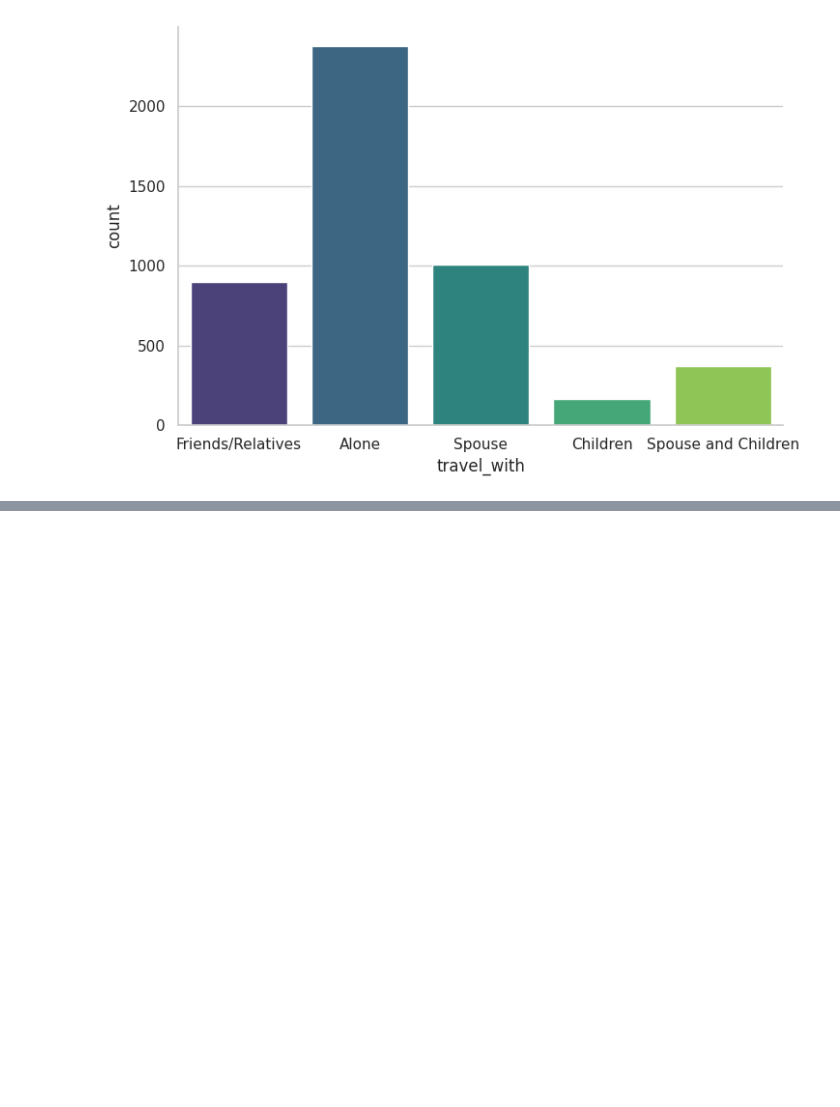
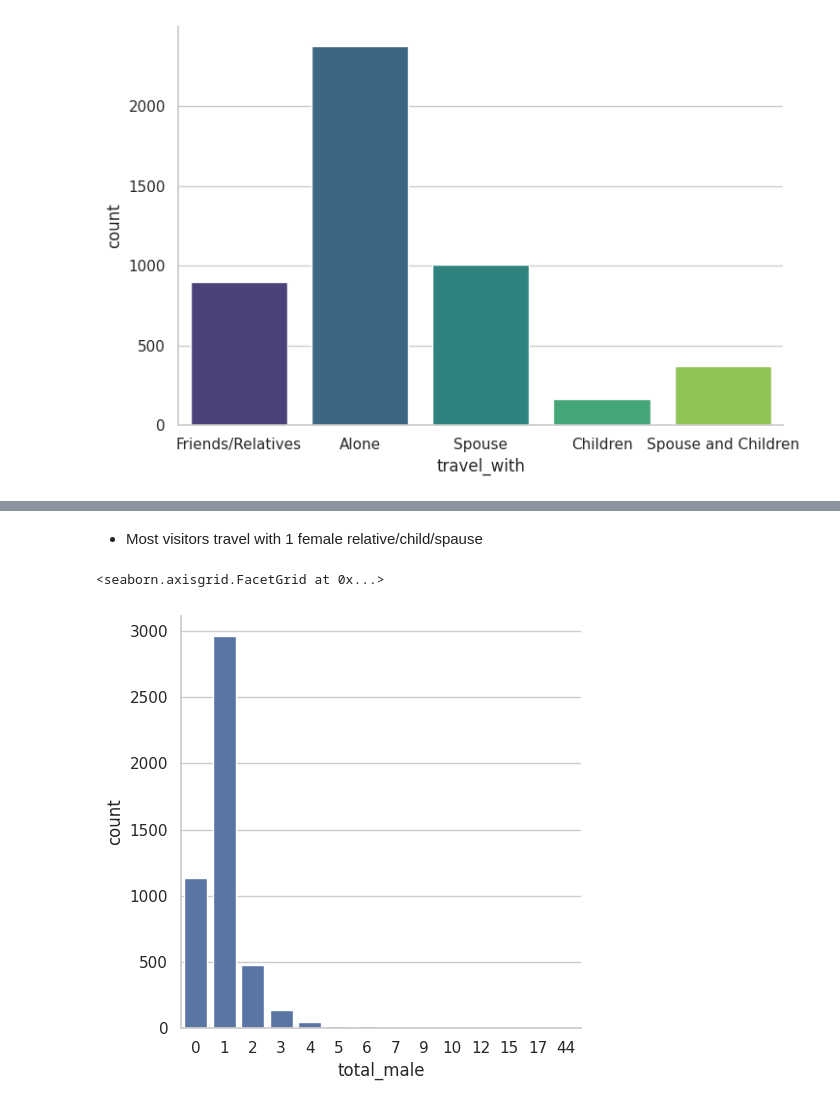
Before and after one commit to ngusadeep/Tourism-EDA, a Jupyter notebook: index.ipynb, the cells around one changed output, grey strips where cells are left out. Saved outputs shown, nothing was run; the diff lists cells and outputs as text; code cells hidden in the pictures; blank space fills up the shorter version.

```diff
--- a/index.ipynb
+++ b/index.ipynb
@@ -361,0 +474,7 @@ sns.catplot(
+# %% [markdown]
+- Most visitors travel with 1 female relative/child/spause
+# %%
+sns.catplot(x='total_male', kind='count', data=data)
+# %% [output]
+<seaborn.axisgrid.FacetGrid at 0x...>
+[figure, added]
```
Also changed, not shown: parts of 36 cells of this notebook, 1 other file.
